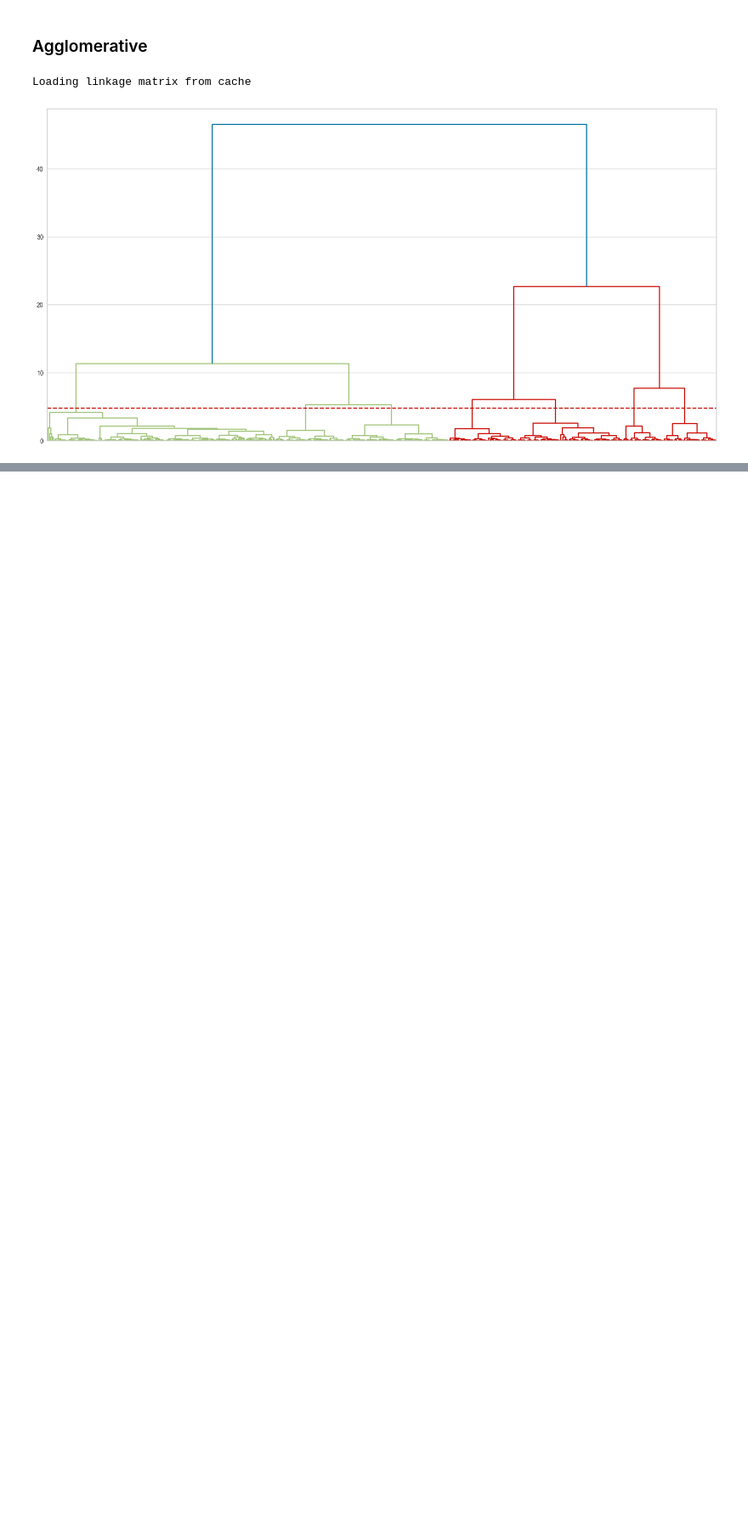
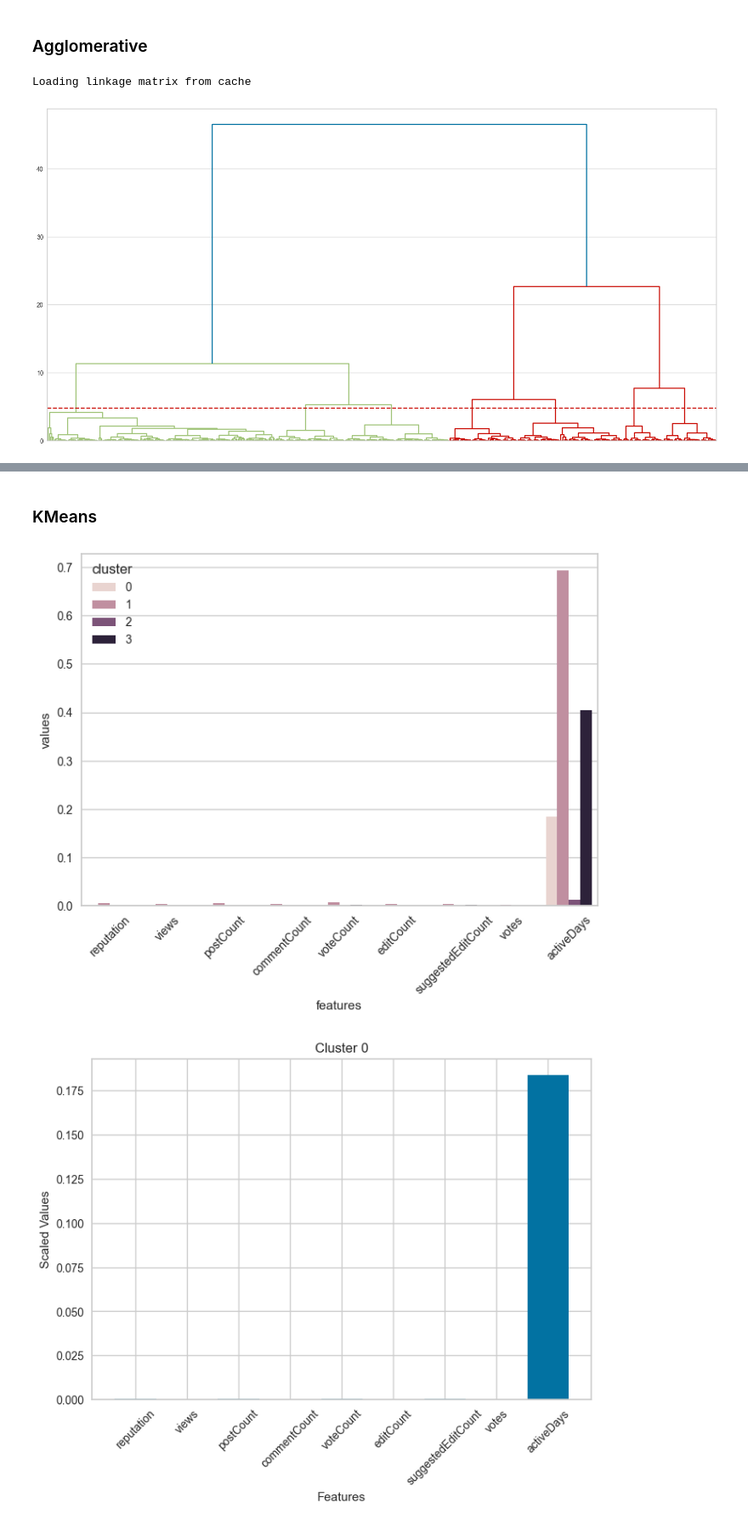
Before and after one commit to ALearningCurve/mism2510-finalproject, a Jupyter notebook: src/analysis.ipynb, the cells around one changed output, grey strips where cells are left out. Shown at 85% size. Saved outputs shown, nothing was run; the diff lists cells and outputs as text; code cells hidden in the pictures; blank space fills up the shorter version.

Commit message:
make plots

```diff
--- a/src/analysis.ipynb
+++ b/src/analysis.ipynb
@@ -48,7 +48,16 @@ _df['lastAccessDate'] = pd.to_datetime(_df['lastAccessDate'])
 fixed_date_string = "2024-11-29T18:51:13.002Z"
 fixed_date_object = dateutil.parser.isoparse(fixed_date_string)
 
-df = _df.drop(columns=['id', 'creationDate', 'lastAccessDate', 'upVotes', 'downVotes'])
+df = _df.drop(columns=[
+  'id',
+  # transform to "activeDays"
+  'creationDate',
+  'lastAccessDate',
+  # transform to "votes"
+  'upVotes',
+  'downVotes'
+  ])
+
 
 df['votes'] = _df['upVotes'] + _df['downVotes']
 df['activeDays'] = (_df['lastAccessDate'] - _df['creationDate']).dt.days
@@ -129,0 +143,28 @@ df['cluster'] = agglomerative.labels_
+# %%
+def plot_clusters(labels):
+  df_centroids = df_scaled.copy()
+  df_centroids['cluster'] = labels
+  df_centroids = df_centroids.groupby('cluster').mean()
+
+  df_centroids_m = df_centroids.reset_index().melt(id_vars=["cluster"], var_name='features', value_name='values')
+
+  sns.barplot(x='features', y='values', hue='cluster', data=df_centroids_m)
+  plt.xticks(rotation=45)
+  plt.show()
+
+  for i in range(len(df_centroids)):
+    plt.bar(df_centroids.columns, df_centroids.iloc[i])
+    plt.title(f"Cluster {i}")
+    plt.ylabel('Scaled Values')
+    plt.xlabel('Features')
+    plt.xticks(rotation=45)
+    plt.show()
+
+  return df_centroids
+# %% [markdown]
+### KMeans
+# %%
+plot_clusters(kmeans.labels_)
+# %% [output]
+[figure, added]
+[figure, added]
```
Also changed, not shown: parts of 8 cells of this notebook.
